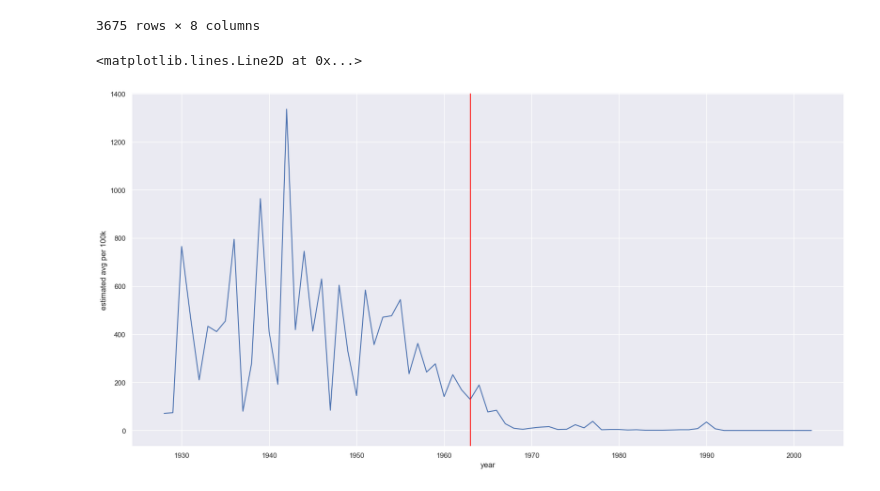
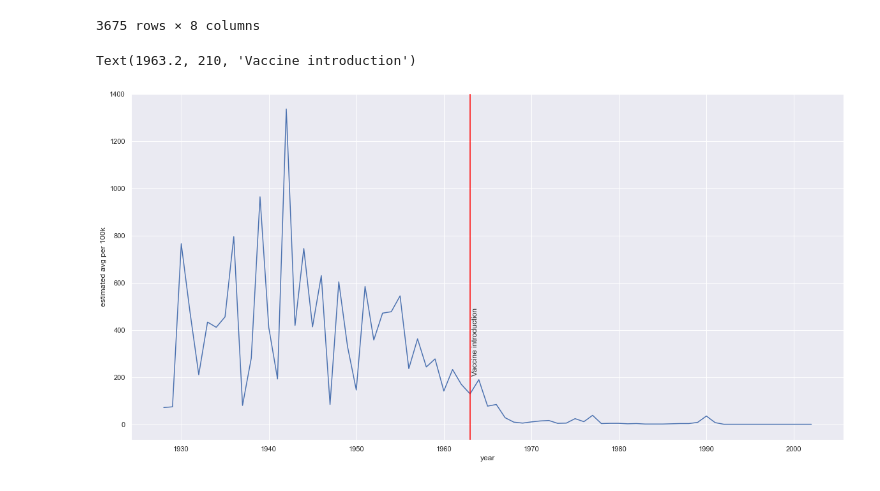
Before and after one commit to Makarasaki/Lab_DS, a Jupyter notebook: Lab_02/lab02_notebook.ipynb, the cells around one changed output. Drawn from its saved outputs; the diff is of its cells as text; code cells hidden in the pictures.

```diff
--- a/Lab_02/lab02_notebook.ipynb
+++ b/Lab_02/lab02_notebook.ipynb
@@ -56,17 +57,18 @@ fig.show()
 # %%
 # Define the palette as a list to specify exact values
 palette = sns.color_palette("rocket_r")
 sns.set_theme(style="darkgrid")
 sns.set(rc={'figure.figsize':(20, 10)})
 
 # Plot the lines on two facets
 plot = sns.lineplot(
     data=df[df['state']=='California'],
     x="year", y="estimated avg per 100k")
 plot.axvline(YO_MEASLES_VACCINE_INTRODUCTION, color = 'red', label = 'introduction of vaccine')
+plot.text(YO_MEASLES_VACCINE_INTRODUCTION + 0.2, 210, 'Vaccine introduction', rotation = 'vertical')
 # %% [output]
-<matplotlib.lines.Line2D at 0x...>
+Text(1963.2, 210, 'Vaccine introduction')
-[figure, old version]
+[figure, new version]
 # %%
 df50 = df[df["year"] == 1950]["estimated avg per 100k"]
 df60 = df[df["year"] == 1960]["estimated avg per 100k"]
```
Also changed, not shown: parts of 6 cells of this notebook.
